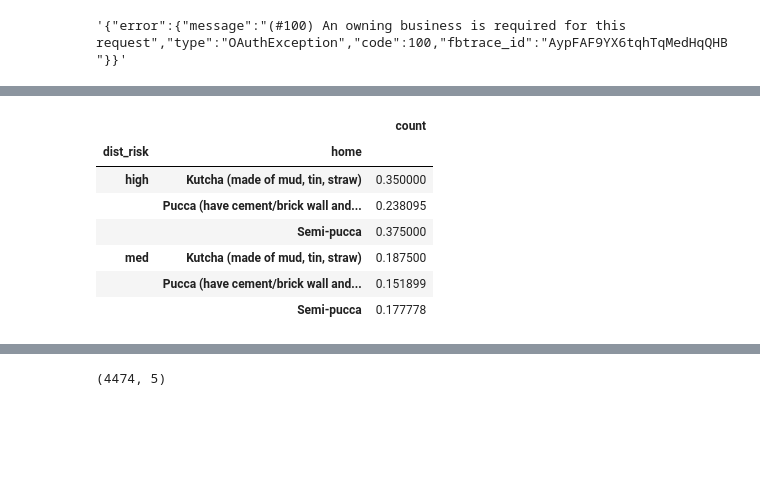
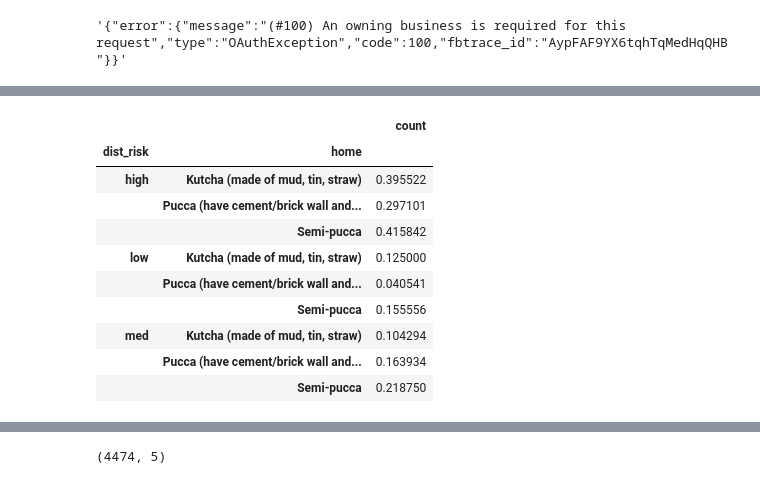
Before and after one commit to vlab-research/vlab, a Jupyter notebook: marketing.ipynb, the cells around one changed output, grey strips where cells are left out. Drawn from its saved outputs; the diff is of its cells as text; code cells hidden in the pictures; blank space fills up the shorter version.

```diff
--- a/marketing.ipynb
+++ b/marketing.ipynb
@@ -315,0 +335,14 @@ dd.loc[dd.cluster.isin(high_malaria_dists), 'dist_risk'] = 'high'
+# %%
+from clustering import get_budget_lookup
+from malaria import window, days_left, get_df
+
+df = get_df(cnf)
+
+stratum = cnf['strata'][0]
+spend = m.get_spend(window())
+budget_lookup = get_budget_lookup(df,
+                                  stratum,
+                                  float('inf'),
+                                  days_left(cnf),
+                                  window(),
+                                  spend)
@@ -315,0 +374,6 @@ dd.loc[dd.cluster.isin(high_malaria_dists), 'dist_risk'] = 'high'
+# %%
+def add_foo(r):
+    r['budget'] = budget_lookup.get(r['disthash'], None)
+    return r
+
+perc = perc.apply(add_foo, 1)
@@ -316,2 +427,12 @@ dd.loc[dd.cluster.isin(high_malaria_dists), 'dist_risk'] = 'high'
+# %%
+high_malaria_dists = perc[(perc.perc > .25)].disthash.unique()
+low_malaria_dists = perc[(perc.perc <= .15)].disthash.unique()
+# low_malaria_dists = perc[(perc.perc == 0.0) & (perc.target >= 0)].disthash.unique()
+
+# low_malaria_dists = cities[cities.include_audience == True].disthash.unique()
+
+dd['dist_risk'] = 'med'
+dd.loc[dd['md:clusterid'].isin(low_malaria_dists), 'dist_risk'] = 'low'
+dd.loc[dd['md:clusterid'].isin(high_malaria_dists), 'dist_risk'] = 'high'
 # %%
 dd.groupby('disthash').head(1)['dist_risk'].value_counts()
@@ -323,6 +480,6 @@ Name: dist_risk, dtype: int64
 # %%
-dd['include_audience'] = dd.dist_risk == 'low'
+# dd['include_audience'] = dd.dist_risk == 'low'
 
-cities = cities.merge(dd.groupby('disthash').head(1).reset_index(drop=True)[['disthash', 'include_audience']])
+# cities = cities.merge(dd.groupby('disthash').head(1).reset_index(drop=True)[['disthash', 'include_audience']])
 
-cities.to_csv('output/cities.csv', index=False)
+# cities.to_csv('output/cities.csv', index=False)
@@ -386,11 +585,14 @@ malaria_prob(filter_time(dd, (2020,7,21), (2020,7,26)).groupby(['dist_risk', 'ho
 # %%
-malaria_prob(filter_time(dd, (2020,8,1), (2020,9,1)).groupby(['dist_risk', 'home']))
+malaria_prob(filter_time(dd, (2020,8,6), (2020,8,9)).groupby(['dist_risk', 'home']))
 # %% [output]
 |  |  | count |
 | dist_risk | home |  |
-| high | Kutcha (made of mud, tin, straw) | 0.350000 |
-|  | Pucca (have cement/brick wall and... | 0.238095 |
-|  | Semi-pucca | 0.375000 |
-| med | Kutcha (made of mud, tin, straw) | 0.187500 |
-|  | Pucca (have cement/brick wall and... | 0.151899 |
-|  | Semi-pucca | 0.177778 |
+| high | Kutcha (made of mud, tin, straw) | 0.395522 |
+|  | Pucca (have cement/brick wall and... | 0.297101 |
+|  | Semi-pucca | 0.415842 |
+| low | Kutcha (made of mud, tin, straw) | 0.125000 |
+|  | Pucca (have cement/brick wall and... | 0.040541 |
+|  | Semi-pucca | 0.155556 |
+| med | Kutcha (made of mud, tin, straw) | 0.104294 |
+|  | Pucca (have cement/brick wall and... | 0.163934 |
+|  | Semi-pucca | 0.218750 |
```
Also changed, not shown: parts of 86 cells of this notebook, 3 other files.
